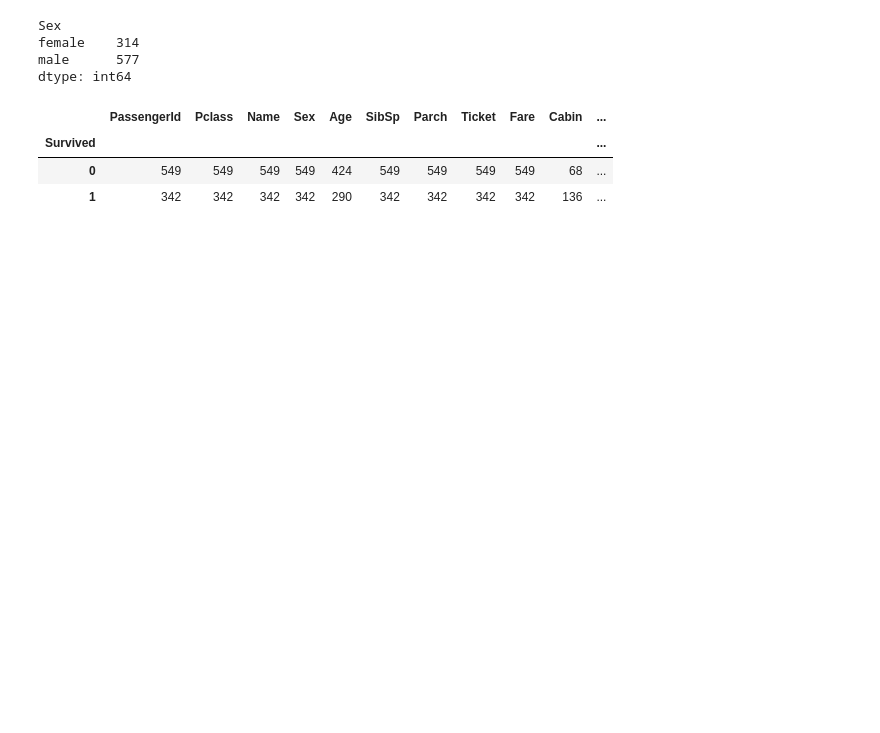
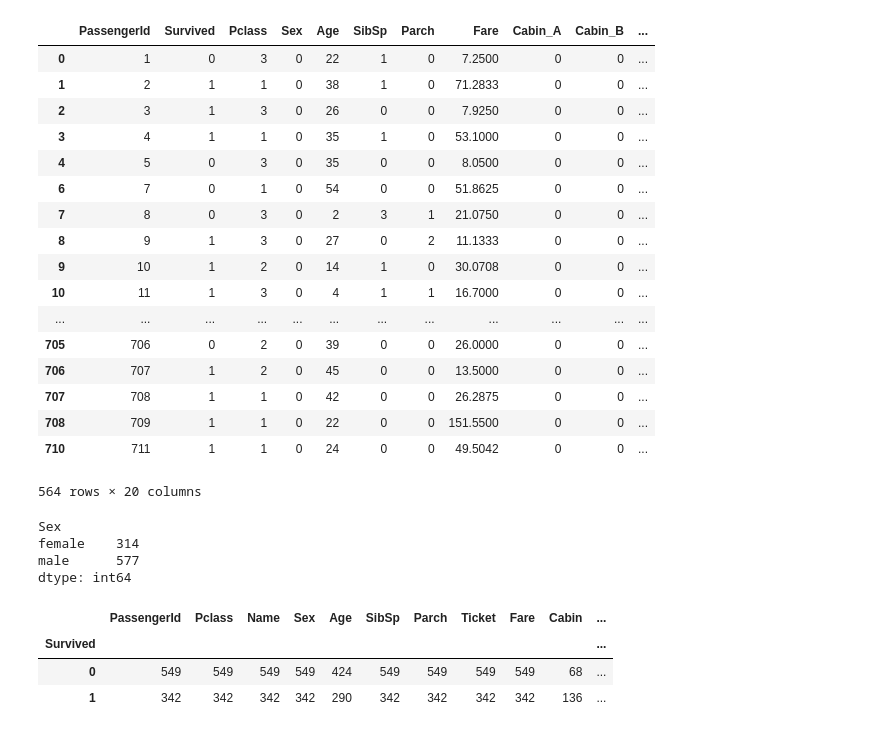
Before and after one commit to klin10/Data-Science, a Jupyter notebook: titanic/titanic.ipynb, the cells around one changed output. Saved outputs shown, nothing was run; the diff lists cells and outputs as text; code cells hidden in the pictures; blank space fills up the shorter version.

Commit message:
Added hot encoding to our data cleaning step for titanic

```diff
--- a/titanic/titanic.ipynb
+++ b/titanic/titanic.ipynb
@@ -62,3 +40,9 @@ len(train_data)
 # %%
 #Number of classes that are identifiable and n represents missing cabin information
-a['Cabin'].apply(lambda x : str(x)[:1]).value_counts()
+b = train_data
+b.loc[:,'Cabin'] = b['Cabin'].apply(lambda x : str(x)[:1])
+b.loc[:, 'Sex'] = b['Sex'].apply(lambda x: 1 if x == 'male' else 0)
+#Inital experiement, dropping name and ticket where it makes linear regression easier
+b = b.drop('Name', 1)
+b = b.drop('Ticket',1)
+# Dropping missing data
@@ -76,3 +83,24 @@ Name: Cabin, dtype: int64
+# %%
+pd.get_dummies(b)
+# %% [output]
+|  | PassengerId | Survived | Pclass | Sex | Age | SibSp | Parch | Fare | Cabin_A | Cabin_B | ... |
+| 0 | 1 | 0 | 3 | 0 | 22 | 1 | 0 | 7.2500 | 0 | 0 | ... |
+| 1 | 2 | 1 | 1 | 0 | 38 | 1 | 0 | 71.2833 | 0 | 0 | ... |
+| 2 | 3 | 1 | 3 | 0 | 26 | 0 | 0 | 7.9250 | 0 | 0 | ... |
+| 3 | 4 | 1 | 1 | 0 | 35 | 1 | 0 | 53.1000 | 0 | 0 | ... |
+| 4 | 5 | 0 | 3 | 0 | 35 | 0 | 0 | 8.0500 | 0 | 0 | ... |
+| 6 | 7 | 0 | 1 | 0 | 54 | 0 | 0 | 51.8625 | 0 | 0 | ... |
+| 7 | 8 | 0 | 3 | 0 | 2 | 3 | 1 | 21.0750 | 0 | 0 | ... |
+| 8 | 9 | 1 | 3 | 0 | 27 | 0 | 2 | 11.1333 | 0 | 0 | ... |
+| 9 | 10 | 1 | 2 | 0 | 14 | 1 | 0 | 30.0708 | 0 | 0 | ... |
+| 10 | 11 | 1 | 3 | 0 | 4 | 1 | 1 | 16.7000 | 0 | 0 | ... |
+| ... | ... | ... | ... | ... | ... | ... | ... | ... | ... | ... | ... |
+| 705 | 706 | 0 | 2 | 0 | 39 | 0 | 0 | 26.0000 | 0 | 0 | ... |
+| 706 | 707 | 1 | 2 | 0 | 45 | 0 | 0 | 13.5000 | 0 | 0 | ... |
+| 707 | 708 | 1 | 1 | 0 | 42 | 0 | 0 | 26.2875 | 0 | 0 | ... |
+| 708 | 709 | 1 | 1 | 0 | 22 | 0 | 0 | 151.5500 | 0 | 0 | ... |
+| 710 | 711 | 1 | 1 | 0 | 24 | 0 | 0 | 49.5042 | 0 | 0 | ... |
+564 rows × 20 columns
 # %%
 a.groupby('Sex').size()
 # %% [output]
```
Also changed, not shown: parts of 10 cells of this notebook.
